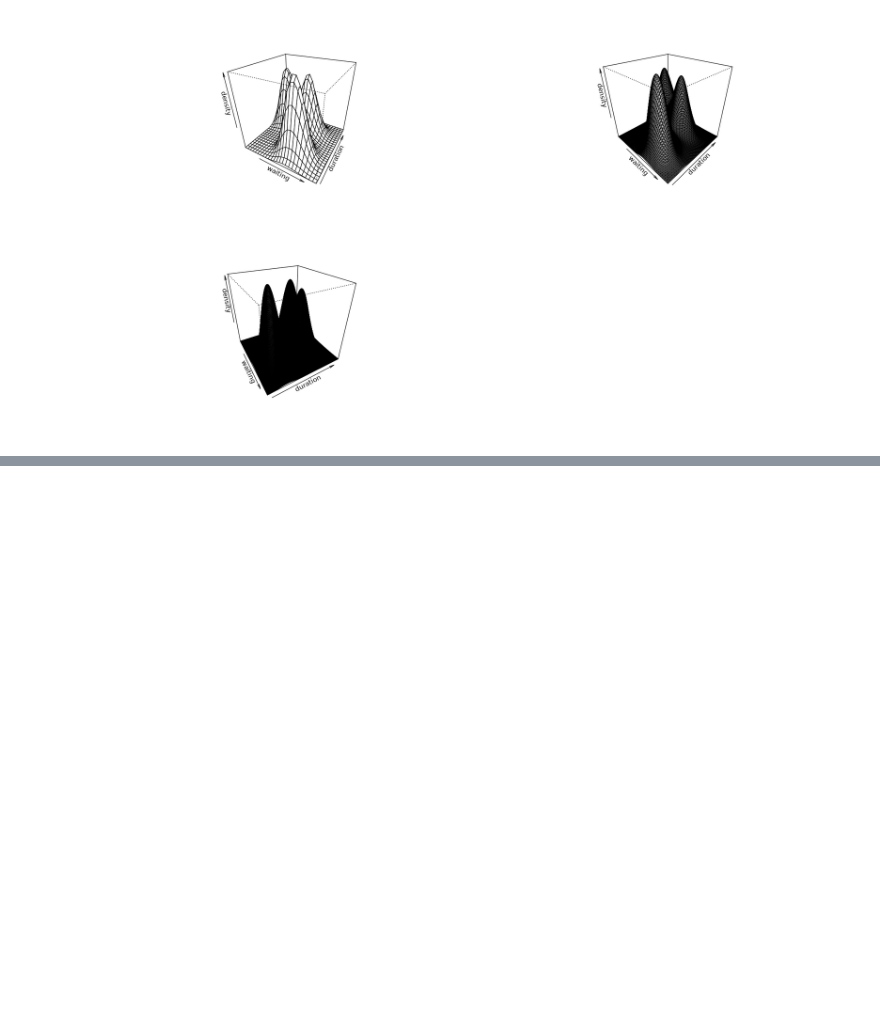
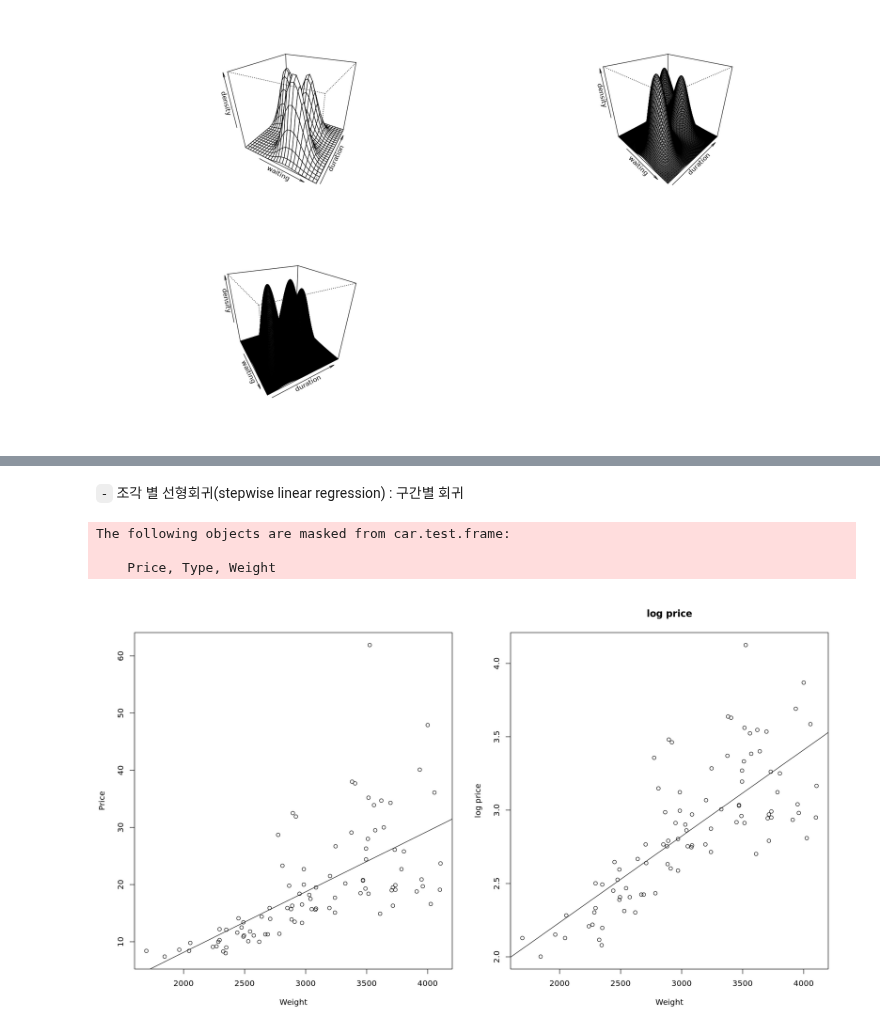
Before and after one commit to HollyRiver/R, a Jupyter notebook: EDA/0509.ipynb, the cells around one changed output, grey strips where cells are left out. Cells and saved outputs as stored; diff of their text form; code cells hidden in the pictures; blank space fills up the shorter version.

```diff
--- a/EDA/0509.ipynb
+++ b/EDA/0509.ipynb
@@ -126,0 +158,22 @@ persp(density3, phi = 30, theta = 60, xlab = "waiting", ylab = "duration", zlab
+# %% [markdown]
+`-` 조각 별 선형회귀(stepwise linear regression) : 구간별 회귀
+# %%
+library(MASS)
+data(Cars93)
+attach(Cars93)
+# %% [output]
+The following objects are masked from car.test.frame:
+
+    Price, Type, Weight
+# %%
+par(mfcol = c(1, 2))
+plot(Price~Weight)
+lm1 = lm(Price~Weight)
+abline(lm1)
+
+log_Prices = log(Price)
+plot(log_Prices~Weight, main = "log price", ylab = "log price")
+lm2 = lm(log_Prices~Weight)
+abline(lm2)
+# %% [output]
+[figure, added]
```
Also changed, not shown: parts of 12 cells of this notebook, 3 other files.
